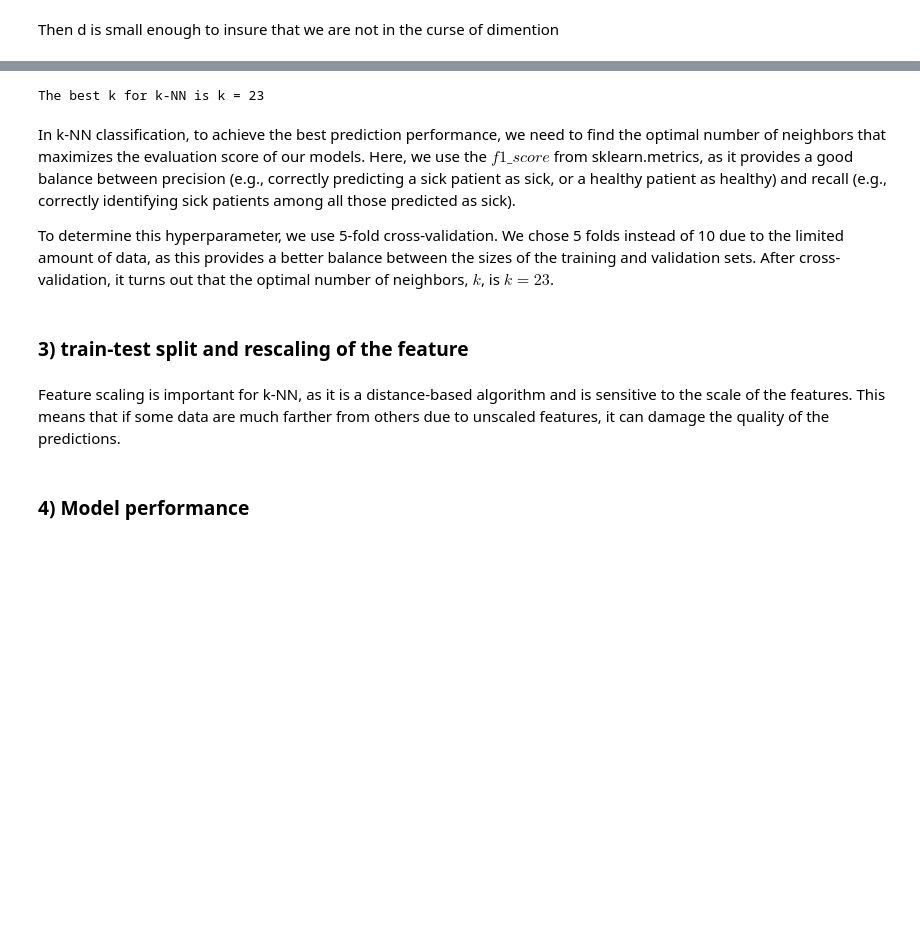
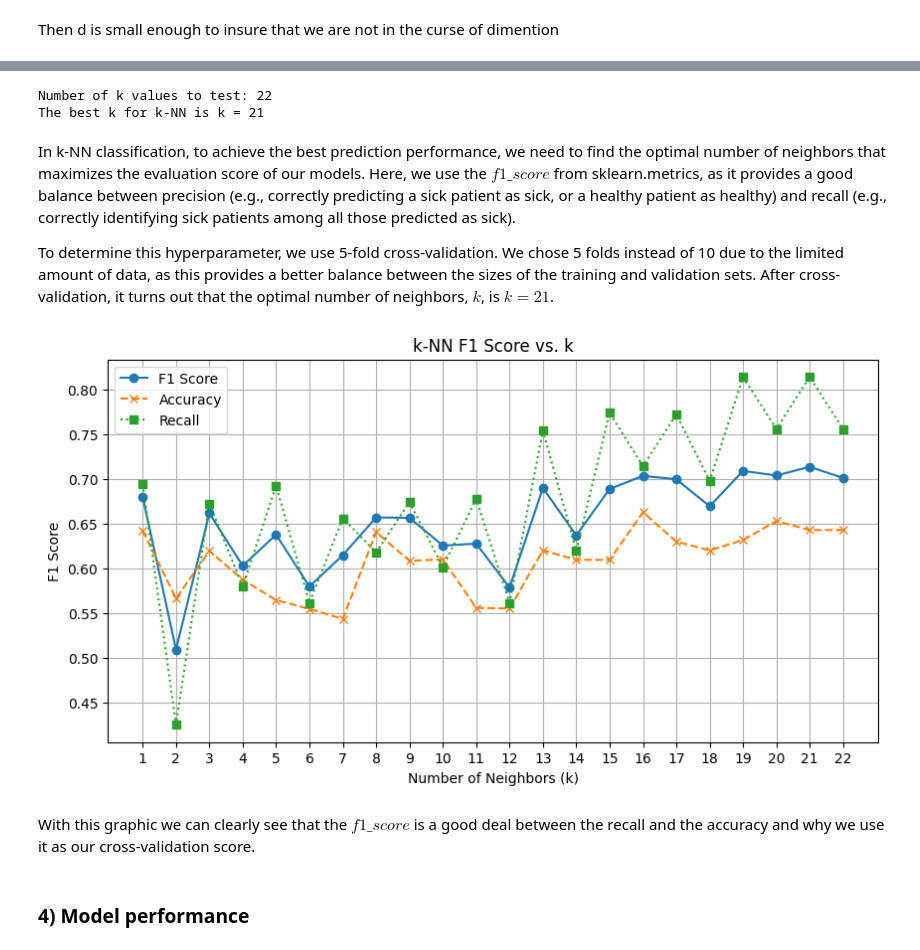
Before and after one commit to ErwanR123/breast-cancer-detection, a Jupyter notebook: knn.ipynb, the cells around one changed output, grey strips where cells are left out. Cells and saved outputs as stored; diff of their text form; code cells hidden in the pictures; blank space fills up the shorter version.

Commit message:
Change of cross validation dataset

```diff
--- a/knn.ipynb
+++ b/knn.ipynb
@@ -55,24 +68,27 @@ Then d is small enough to insure that we are not in the curse of dimention
 # %%
 k_scores = []
-K_list = np.arange(1, X.shape[0] // 4 )  # concidering 1/4 of the samples as neaighbors is large enough for k-NN to don't overfit
+score = []
+K_list = np.arange(1, X_train_scaled.shape[0] // 4 )  # concidering 1/2 of the samples as neaighbors is large enough for k-NN to don't overfit
 
+print("Number of k values to test:", len(K_list))
 
 for k in K_list:
     knn = KNeighborsClassifier(n_neighbors=k)
-    score = cross_val_score(knn, X, y, cv=5, scoring='f1')
-    k_scores.append(score.mean())
+    score_f1 = cross_val_score(knn, X_train_scaled, y_train, cv=5, scoring='f1')
+    score_acc = cross_val_score(knn, X_train_scaled, y_train, cv=5, scoring='accuracy')
+    score_recall = cross_val_score(knn, X_train_scaled, y_train, cv=5, scoring='recall')
+    score.append(score_acc.mean())
+    score.append(score_recall.mean())
+    k_scores.append(score_f1.mean())
 
 k_scores = np.array(k_scores)
 
 k_optimal = K_list[np.argmax(k_scores)]
 print("The best k for k-NN is k =", k_optimal)
 # %% [output]
-The best k for k-NN is k = 23
+Number of k values to test: 22
+The best k for k-NN is k = 21
 # %% [markdown]
 In k-NN classification, to achieve the best prediction performance, we need to find the optimal number of neighbors that maximizes the evaluation score of our models. Here, we use the $f1\_score$ from sklearn.metrics, as it provides a good balance between precision (e.g., correctly predicting a sick patient as sick, or a healthy patient as healthy) and recall (e.g., correctly identifying sick patients among all those predicted as sick).
 
-To determine this hyperparameter, we use 5-fold cross-validation. We chose 5 folds instead of 10 due to the limited amount of data, as this provides a better balance between the sizes of the training and validation sets. After cross-validation, it turns out that the optimal number of neighbors, $k$, is $k = 23$.
+To determine this hyperparameter, we use 5-fold cross-validation. We chose 5 folds instead of 10 due to the limited amount of data, as this provides a better balance between the sizes of the training and validation sets. After cross-validation, it turns out that the optimal number of neighbors, $k$, is $k = 21$.
-# %% [markdown]
-### 3) train-test split and rescaling of the feature
-# %% [markdown]
-Feature scaling is important for k-NN, as it is a distance-based algorithm and is sensitive to the scale of the features. This means that if some data are much farther from others due to unscaled features, it can damage the quality of the predictions.
@@ -88,3 +95,20 @@ X_test_scaled = scaler.transform(X_test)
+# %%
+# Plot the scores among the k values
+plt.figure(figsize=(10, 5))
+plt.plot(K_list, k_scores, marker='o', linestyle='-', label='F1 Score')
+plt.plot(K_list, score[0::2], marker='x', linestyle='--', label='Accuracy')
+plt.plot(K_list, score[1::2], marker='s', linestyle=':', label='Recall')
+plt.title('k-NN F1 Score vs. k')
+plt.xlabel('Number of Neighbors (k)')
+plt.ylabel('F1 Score')
+plt.xticks(K_list)
+plt.legend()
+plt.grid()
+plt.show()
+# %% [output]
+[figure, added]
+# %% [markdown]
+With this graphic we can clearly see that the $ f1\_score $ is a good deal between the recall and the accuracy and why we use it as our cross-validation score.
 # %% [markdown]
 ### 4) Model performance
 # %%
```
Also changed, not shown: parts of 7 cells of this notebook.
